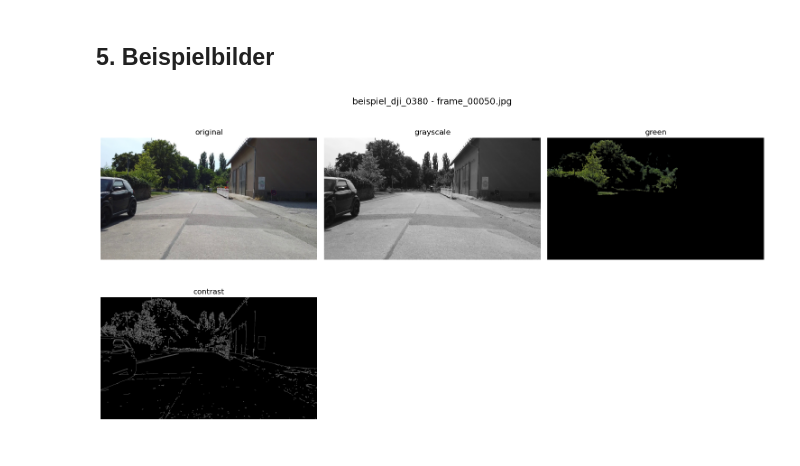
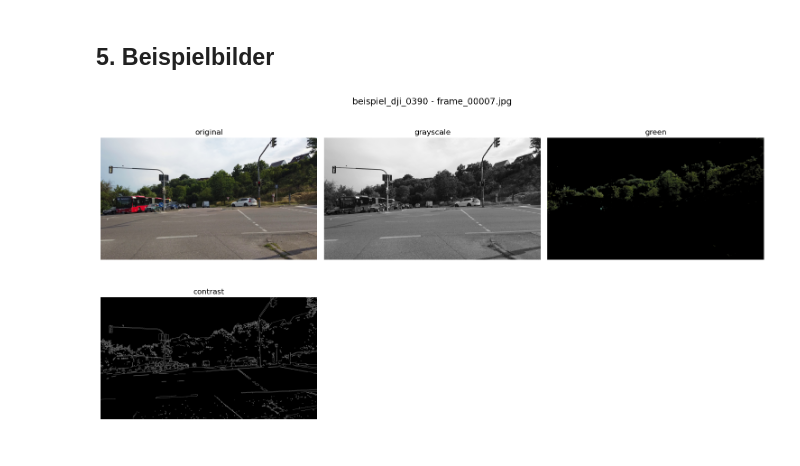
Before and after one commit to BuenyA/computer_vision_bikeability_score, a Jupyter notebook: pre_processing.ipynb, the cells around one changed output. Drawn from its saved outputs; the diff is of its cells as text; code cells hidden in the pictures.

Commit message:
Korrektur bzgl. Images

```diff
--- a/pre_processing.ipynb
+++ b/pre_processing.ipynb
@@ -240,8 +248,8 @@ Alle Transformationen abgeschlossen.
 # %% [markdown]
 ## 5. Beispielbilder
 # %%
-SAMPLE_VIDEO = "beispiel_dji_0380"
-SAMPLE_FRAME = "frame_00050.jpg"
+SAMPLE_VIDEO = "beispiel_dji_0390"
+SAMPLE_FRAME = "frame_00007.jpg"
 
 sample_path = OUTPUT_DIR / SAMPLE_VIDEO / "original" / SAMPLE_FRAME
 
@@ -249,31 +257,31 @@ if sample_path.exists():
     bgr = cv2.imread(str(sample_path))
 
     panels = [("original", cv2.cvtColor(bgr, cv2.COLOR_BGR2RGB))]
     for name, func in TRANSFORMS.items():
         result = func(bgr)
         if result.ndim == 2:
             panels.append((name, result))
         else:
             panels.append((name, cv2.cvtColor(result, cv2.COLOR_BGR2RGB)))
 
     n = len(panels)
     cols = 3
     rows = (n + cols - 1) // cols
     fig, axes = plt.subplots(rows, cols, figsize=(15, 4 * rows))
     axes = np.array(axes).reshape(-1)
 
     for ax, (title, img) in zip(axes, panels):
         cmap = "gray" if img.ndim == 2 else None
         ax.imshow(img, cmap=cmap)
         ax.set_title(title)
         ax.axis("off")
     for ax in axes[len(panels):]:
         ax.axis("off")
 
     fig.suptitle(f"{SAMPLE_VIDEO} - {sample_path.name}", fontsize=14)
     plt.tight_layout()
     plt.show()
 else:
     print(f"Frame nicht gefunden: {sample_path}")
 # %% [output]
-[figure, old version]
+[figure, new version]
```
Also changed, not shown: parts of 3 cells of this notebook, 17 other files.
